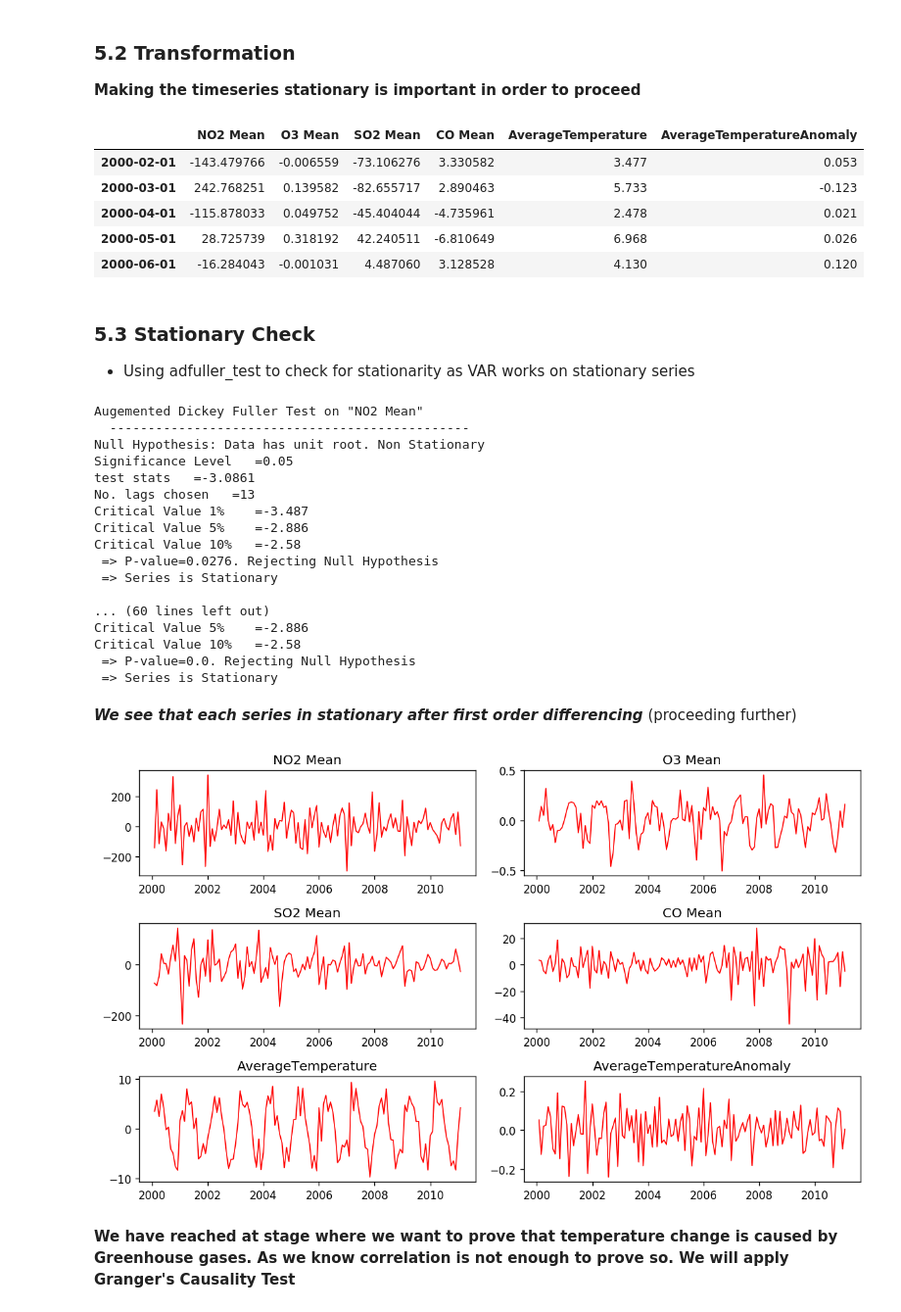
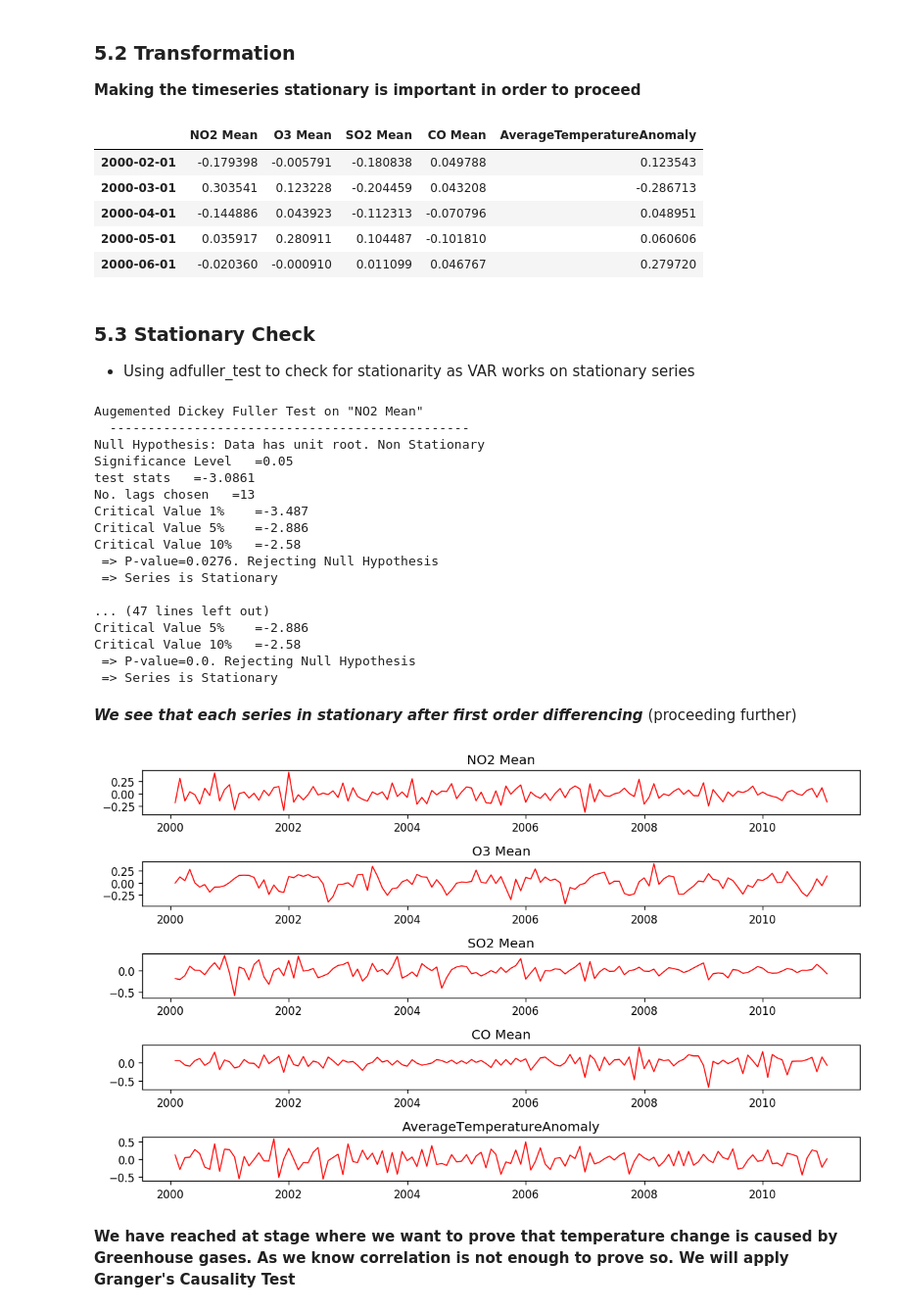
Before and after one commit to maitreytalware/Data-Science-Project, a Jupyter notebook: US Pollution/Washington_analysis.ipynb, the cells around one changed output. Shown at 98% size. Drawn from its saved outputs; the diff is of its cells as text; code cells hidden in the pictures.

```diff
--- a/US Pollution/Washington_analysis.ipynb
+++ b/US Pollution/Washington_analysis.ipynb
@@ -68,9 +73,15 @@ Vector Autoregression (VAR) is a multivariate forecasting algorithm that is used
 import pandas as pd
 import numpy as np
 %matplotlib inline
+
 import matplotlib.pyplot as plt
+#plt.rcParams['figure.figsize']=(20,10)
+plt.rcParams['legend.loc']='upper left'
+#plt.style.use('ggplot')
 import seaborn as sns
-# ------ importing Dataset -------------
+import warnings
+warnings.filterwarnings('ignore')
+# ------ Importing Dataset -------------
 df=pd.read_csv("pollution_us_2000_2016.csv",usecols=['City','Date Local','NO2 Mean','O3 Mean','SO2 Mean','CO Mean'])
 #----------- Filtering City ----------------
 df=df[df['City']=='Washington']
@@ -112,7 +123,7 @@ df.head()
 <li>Based on our results from Exploratory Data Analysis we will be working on Washington</li>
 </ul>
 # %%
-df_t=pd.read_csv("GlobalLandTemperaturesByCity.csv",usecols=['dt','City','AverageTemperature','AverageTemperatureAnomaly'])
+df_t=pd.read_csv("GlobalLandTemperaturesByCity.csv",usecols=['dt','City','AverageTemperatureAnomaly'])
 df_t= df_t[df_t['City']=='Washington'] #filtering for city
 df_t=df_t[df_t['dt']<'2017-01-01'] # getting it to same date range as Greenhouse dataset
 df_t=df_t[df_t['dt']>'1999-12-31']
@@ -145,5 +161,5 @@ data.head()
 # %%
-# from sklearn import preprocessing
-# min_max_scaler = preprocessing.MinMaxScaler()
-# data[['NO2 Mean', 'O3 Mean','SO2 Mean','CO Mean','AverageTemperature','AverageTemperatureUncertainty']] = min_max_scaler.fit_transform(data[['NO2 Mean', 'O3 Mean','SO2 Mean','CO Mean','AverageTemperature','AverageTemperatureUncertainty']])
-# data.head()
+from sklearn import preprocessing
+min_max_scaler = preprocessing.MinMaxScaler()
+data[['NO2 Mean', 'O3 Mean','SO2 Mean','CO Mean','AverageTemperatureAnomaly']] = min_max_scaler.fit_transform(data[['NO2 Mean', 'O3 Mean','SO2 Mean','CO Mean','AverageTemperatureAnomaly']])
+data.head()
@@ -274,12 +310,12 @@ print(X_test.shape)
 transform_data=X_train.diff().dropna()
 transform_data.head()
 # %% [output]
-|  | NO2 Mean | O3 Mean | SO2 Mean | CO Mean | AverageTemperature | AverageTemperatureAnomaly |
-| 2000-02-01 | -143.479766 | -0.006559 | -73.106276 | 3.330582 | 3.477 | 0.053 |
-| 2000-03-01 | 242.768251 | 0.139582 | -82.655717 | 2.890463 | 5.733 | -0.123 |
-| 2000-04-01 | -115.878033 | 0.049752 | -45.404044 | -4.735961 | 2.478 | 0.021 |
-| 2000-05-01 | 28.725739 | 0.318192 | 42.240511 | -6.810649 | 6.968 | 0.026 |
-| 2000-06-01 | -16.284043 | -0.001031 | 4.487060 | 3.128528 | 4.130 | 0.120 |
+|  | NO2 Mean | O3 Mean | SO2 Mean | CO Mean | AverageTemperatureAnomaly |
+| 2000-02-01 | -0.179398 | -0.005791 | -0.180838 | 0.049788 | 0.123543 |
+| 2000-03-01 | 0.303541 | 0.123228 | -0.204459 | 0.043208 | -0.286713 |
+| 2000-04-01 | -0.144886 | 0.043923 | -0.112313 | -0.070796 | 0.048951 |
+| 2000-05-01 | 0.035917 | 0.280911 | 0.104487 | -0.101810 | 0.060606 |
+| 2000-06-01 | -0.020360 | -0.000910 | 0.011099 | 0.046767 | 0.279720 |
 # %% [markdown]
 ### 5.3 Stationary Check
 <ul>
@@ -325,7 +361,7 @@ Critical Value 10%   =-2.58
  => P-value=0.0276. Rejecting Null Hypothesis
  => Series is Stationary
 
-... (60 lines left out)
+... (47 lines left out)
 Critical Value 5%    =-2.886
 Critical Value 10%   =-2.58
  => P-value=0.0. Rejecting Null Hypothesis
@@ -334,15 +370,14 @@ Critical Value 10%   =-2.58
 ***We see that each series in stationary after first order differencing***
 (proceeding further)
 # %%
-fig,axes=plt.subplots(nrows=3,ncols=2,dpi=120,figsize=(10,6))
+fig,axes=plt.subplots(nrows=5,ncols=1,dpi=120,figsize=(10,6))
 for i,ax in enumerate(axes.flatten()):
     data=transform_data[transform_data.columns[i]]
     ax.plot(data,color='red',linewidth=1)
-
     ax.set_title(transform_data.columns[i])
 plt.tight_layout();
 # %% [output]
-[figure, old version]
+[figure, new version]
 # %% [markdown]
 **We have reached at stage where we want to prove that temperature change is caused by Greenhouse gases. As we know correlation is not enough to prove so. We will apply Granger's Causality Test**
 # %% [markdown]
```
Also changed, not shown: parts of 38 cells of this notebook.
